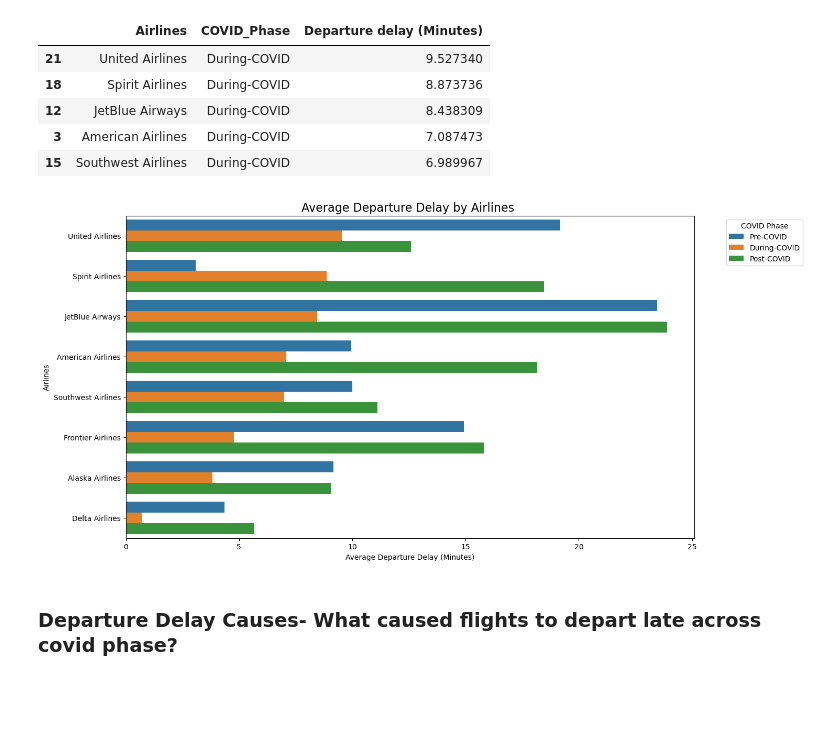
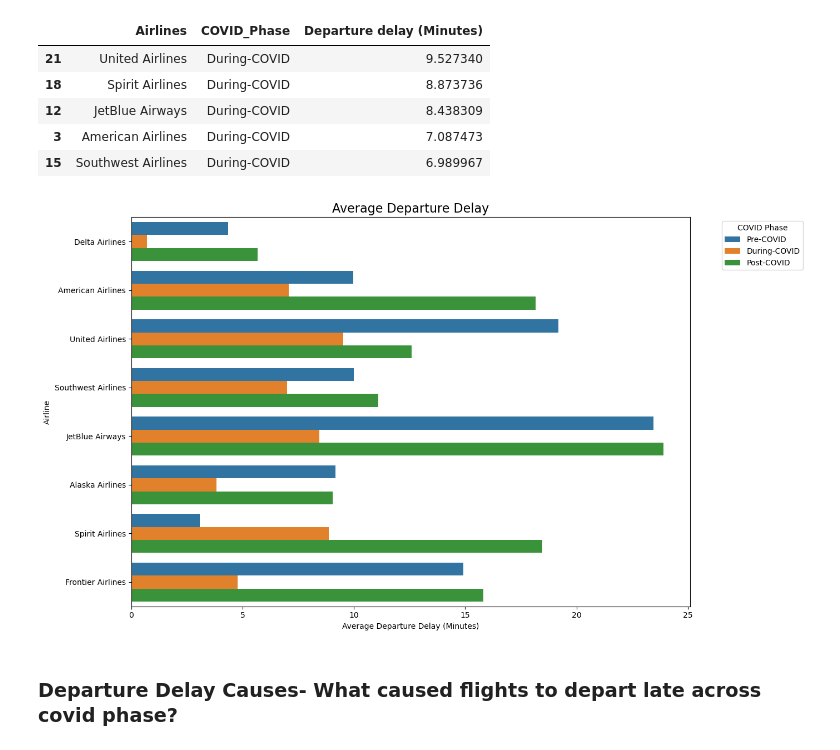
Before and after one commit to shrutivir/BNA-flight-delay-covid_impact, a Jupyter notebook: Notebook/Images/BNA_Airport_Delay.ipynb, the cells around one changed output. Drawn from its saved outputs; the diff is of its cells as text; code cells hidden in the pictures; blank space fills up the shorter version.

```diff
--- a/Notebook/Images/BNA_Airport_Delay.ipynb
+++ b/Notebook/Images/BNA_Airport_Delay.ipynb
@@ -301,14 +302,3 @@ airline_dep_delay.head(5)
 | 12 | JetBlue Airways | During-COVID | 8.438309 |
 | 3 | American Airlines | During-COVID | 7.087473 |
 | 15 | Southwest Airlines | During-COVID | 6.989967 |
-# %%
-plt.figure(figsize=(14,8))
-### I Specified hue order so colors match Pre, During, Post COVID###
-sns.barplot(data=airline_dep_delay,x='Departure delay (Minutes)',y='Airlines',hue='COVID_Phase',hue_order=['Pre-COVID', 'During-COVID', 'Post-COVID'])
-plt.title('Average Departure Delay by Airlines ', fontsize=16)
-plt.xlabel('Average Departure Delay (Minutes)')
-plt.ylabel('Airlines')
-plt.legend(title='COVID Phase', bbox_to_anchor=(1.05, 1), loc='upper left')
-plt.savefig('airline_dep_delay_chart.png', dpi=300)
-# %% [output]
-[figure, removed]
@@ -315,3 +316,24 @@ plt.savefig('airline_dep_delay_chart.png', dpi=300)
+# %%
+plt.figure(figsize=(14, 8))
+
+sns.barplot(
+    data=airline_dep_delay,
+    x='Departure delay (Minutes)',
+    y='Airlines',
+    hue='COVID_Phase',
+    order=airline_order,   # 👈 THIS controls the structure
+    hue_order=['Pre-COVID', 'During-COVID', 'Post-COVID']
+)
+
+plt.title('Average Departure Delay', fontsize=16)
+plt.xlabel('Average Departure Delay (Minutes)')
+plt.ylabel('Airline')
+
+plt.legend(title='COVID Phase', bbox_to_anchor=(1.05, 1), loc='upper left')
+plt.tight_layout()
+plt.savefig('airline_dep_delay_chart.png', dpi=300)
+# %% [output]
+[figure, added]
 # %% [markdown]
 ### Departure Delay Causes- What caused flights to depart late across covid phase?
 # %%
```
Also changed, not shown: parts of 6 cells of this notebook, 7 other files.
